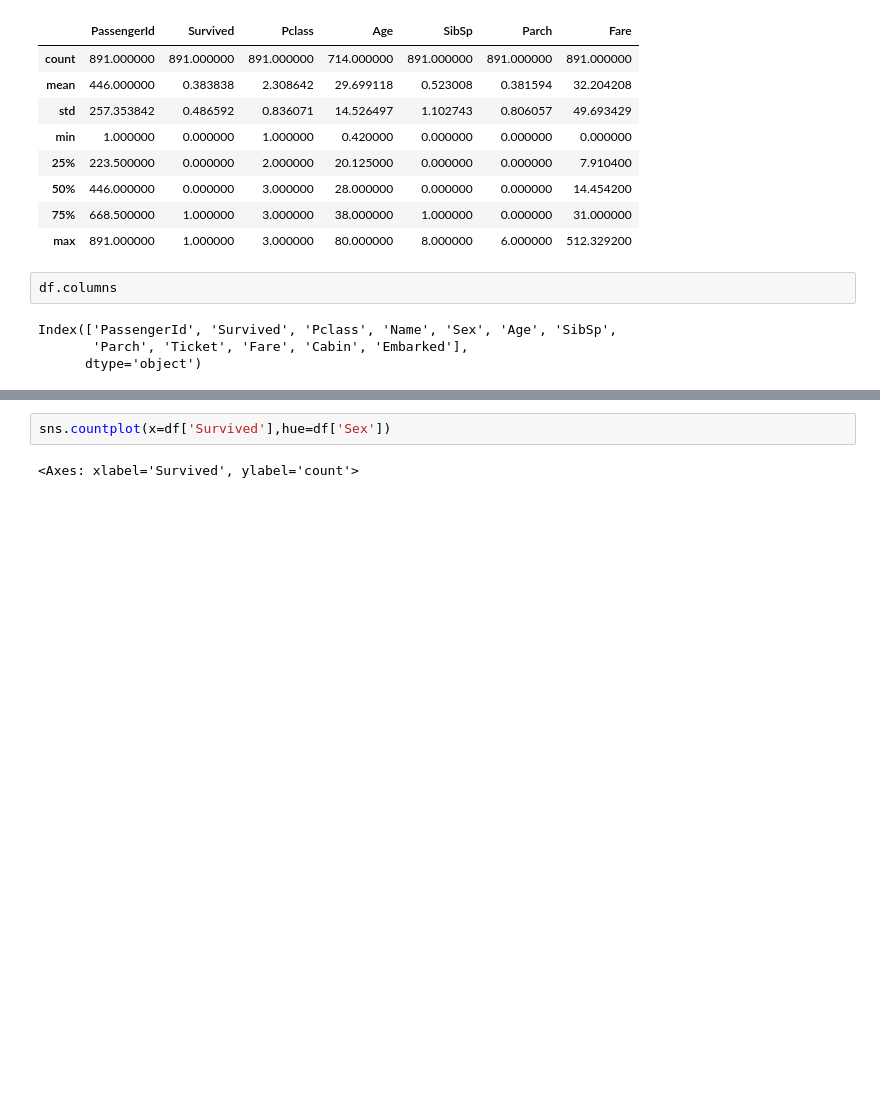
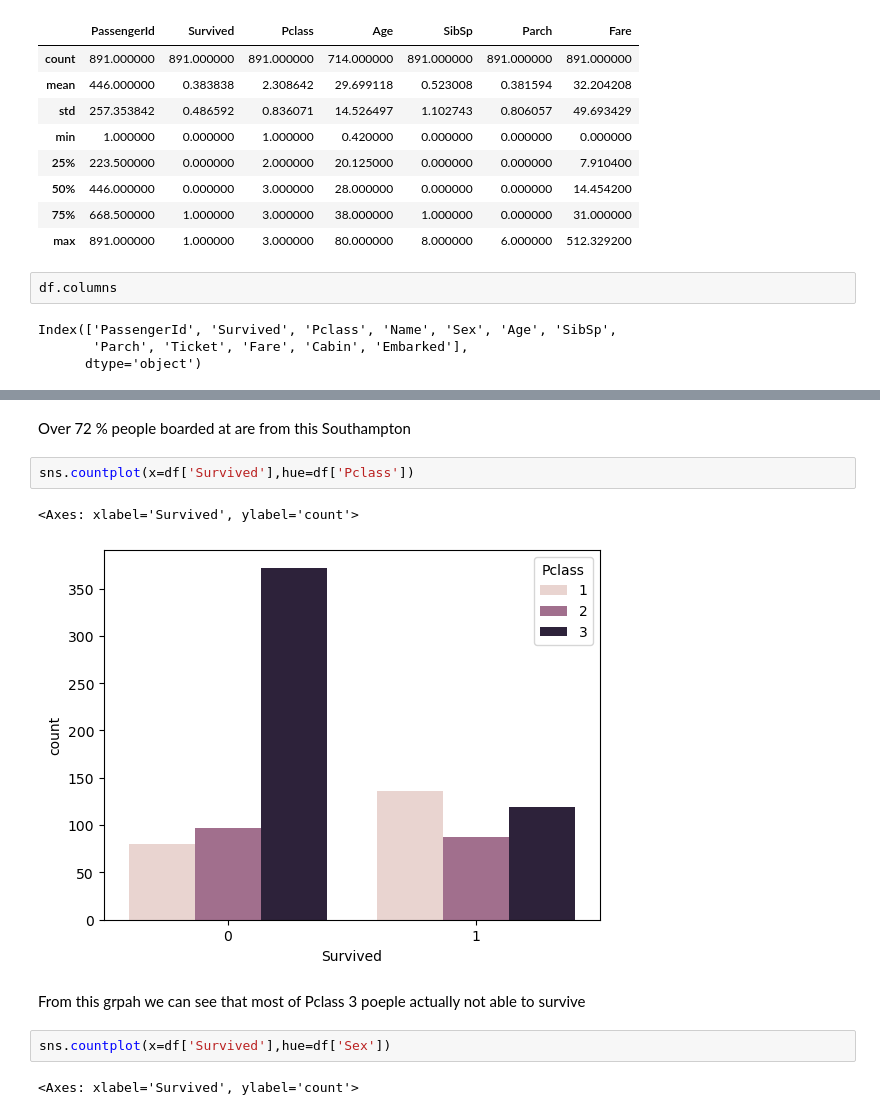
Before and after one commit to nphaniraj46/Machine_Learning, a Jupyter notebook: EDA1/Logistic_Regression on Titanic Dataset.ipynb, the cells around one changed output, grey strips where cells are left out. Drawn from its saved outputs; the diff is of its cells as text; blank space fills up the shorter version.

```diff
--- a/EDA1/Logistic_Regression on Titanic Dataset.ipynb
+++ b/EDA1/Logistic_Regression on Titanic Dataset.ipynb
@@ -122,3 +127,12 @@ plt.show()
+# %% [markdown]
+Over 72 % people boarded at are from this Southampton
+# %%
+sns.countplot(x=df['Survived'],hue=df['Pclass'])
+# %% [output]
+<Axes: xlabel='Survived', ylabel='count'>
+[figure, added]
+# %% [markdown]
+From this grpah we can see that most of Pclass 3 poeple actually not able to survive
 # %%
 sns.countplot(x=df['Survived'],hue=df['Sex'])
 # %% [output]
```
Also changed, not shown: parts of 7 cells of this notebook.
